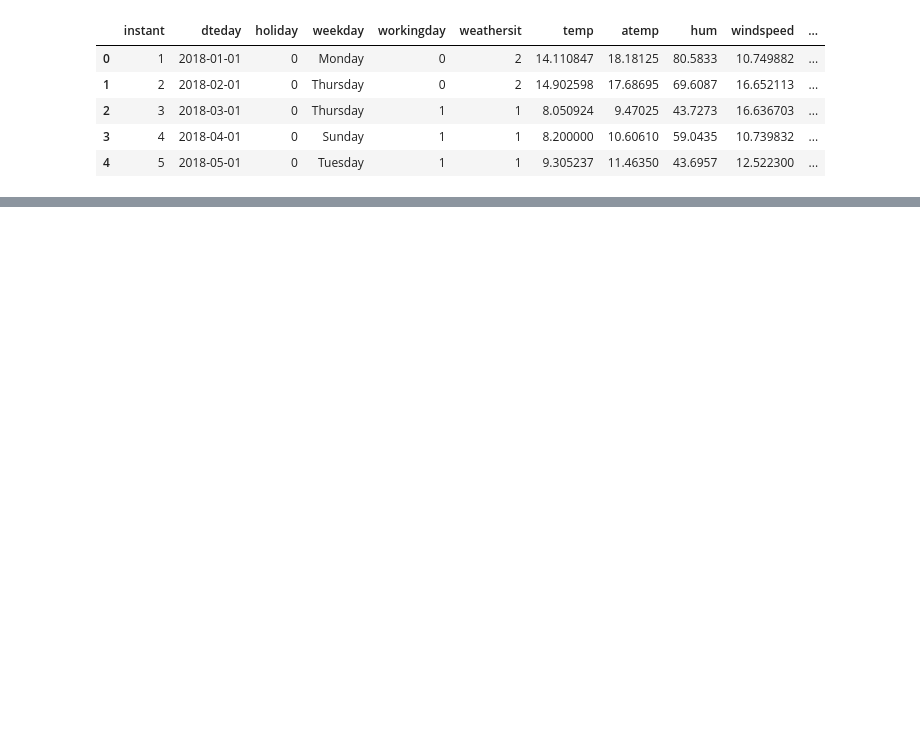
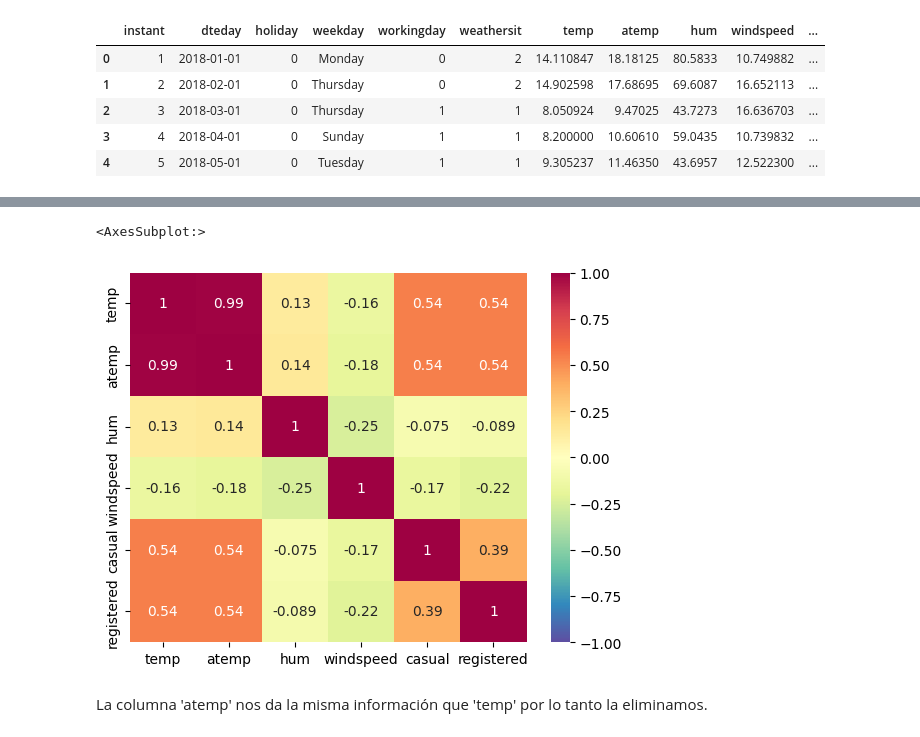
Before and after one commit to LidyaDescals/project-da-promo-D-module-3-team-3, a Jupyter notebook: analisis_exploratorio.ipynb, the cells around one changed output, grey strips where cells are left out. Cells and saved outputs as stored; diff of their text form; code cells hidden in the pictures; blank space fills up the shorter version.

```diff
--- a/analisis_exploratorio.ipynb
+++ b/analisis_exploratorio.ipynb
@@ -219,0 +200,4 @@ print(df.head())
+# %%
+numericas = df.select_dtypes(include = np.number)
+numericas.drop(['instant', 'holiday', 'workingday', 'weathersit', 'cnt', 'year', 'day'], axis = 1, inplace = True)
+numericas.head()
@@ -219,0 +211,11 @@ print(df.head())
+# %%
+sns.heatmap(numericas.corr(),
+            annot = True,
+            vmin= -1,
+            vmax= 1,
+            cmap = 'Spectral_r')
+# %% [output]
+<AxesSubplot:>
+[figure, added]
+# %% [markdown]
+La columna 'atemp' nos da la misma información que 'temp' por lo tanto la eliminamos.
```
Also changed, not shown: parts of 24 cells of this notebook.
